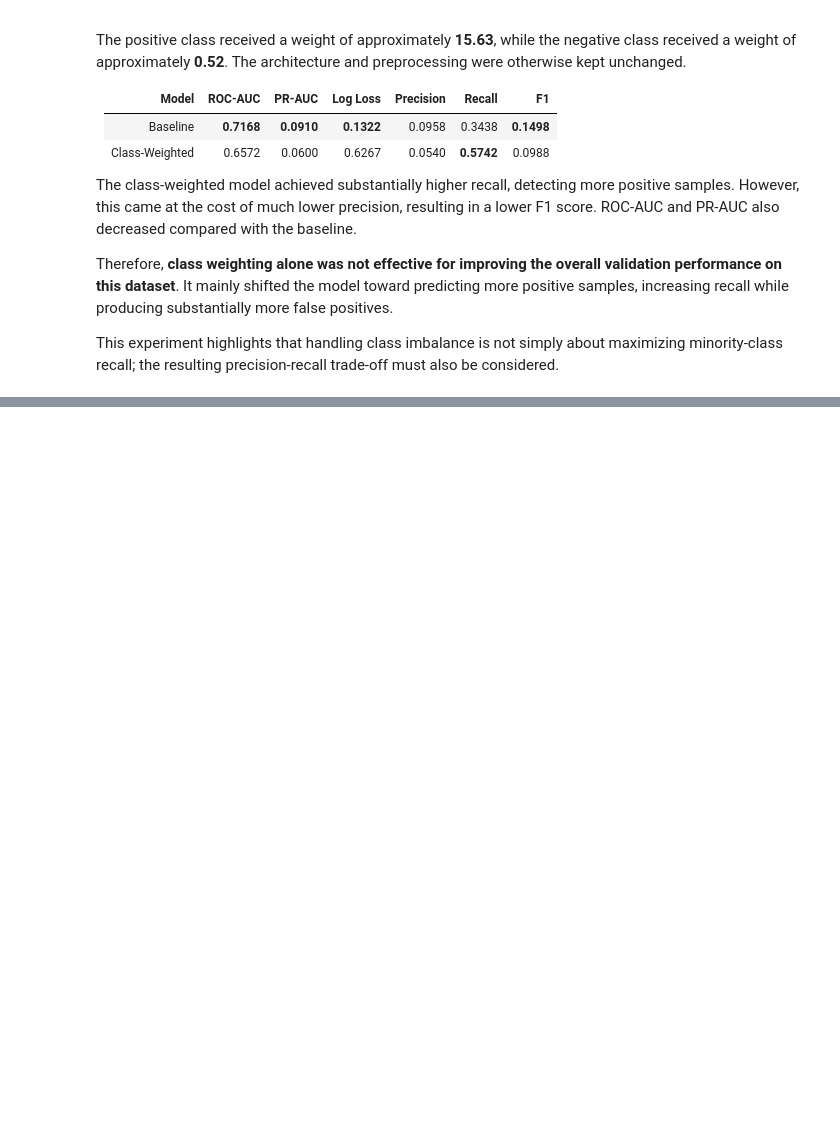
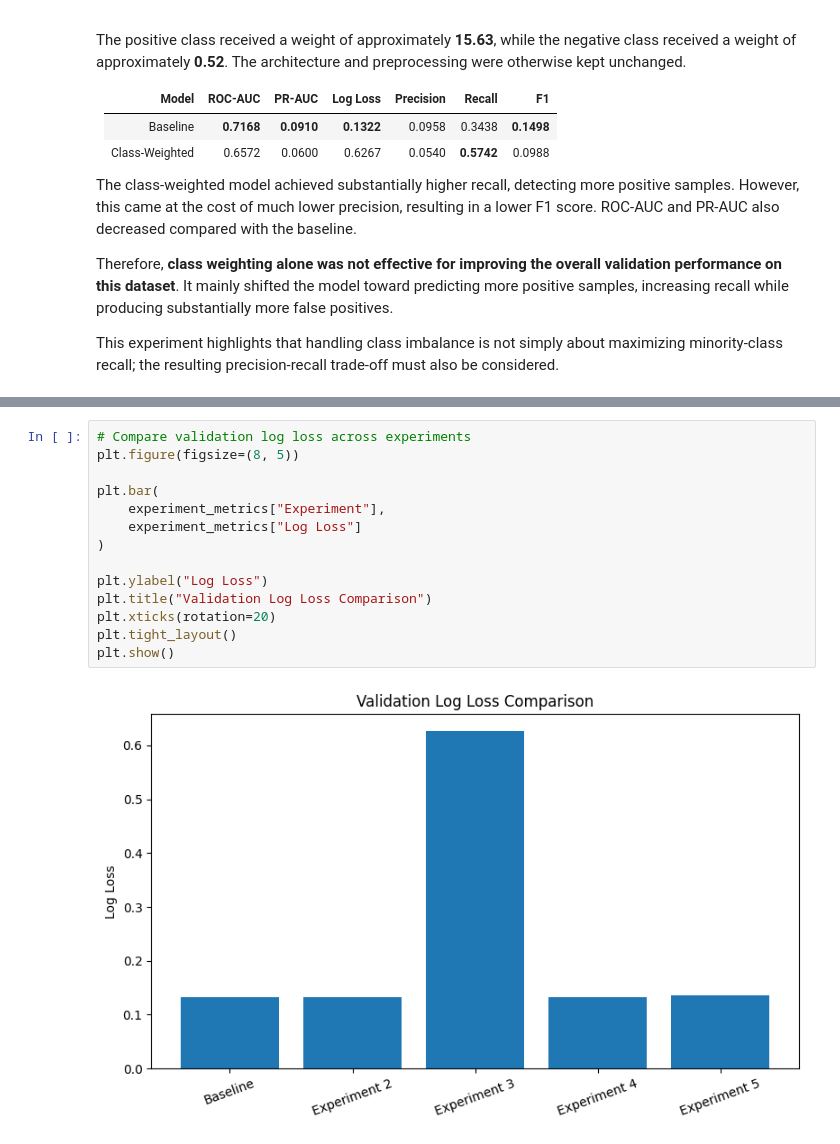
Before and after one commit to Venku96200/Venku96200-Intelligence-SIG-Recs-2026, a Jupyter notebook: mandatory-tasks/recommender-systems-cf-to-dlrm/RecommendationTasks/02_NeuralCTR/Task2_NeuralCTR.ipynb, the cells around one changed output, grey strips where cells are left out. Drawn from its saved outputs; the diff is of its cells as text; blank space fills up the shorter version.

```diff
--- a/mandatory-tasks/recommender-systems-cf-to-dlrm/RecommendationTasks/02_NeuralCTR/Task2_NeuralCTR.ipynb
+++ b/mandatory-tasks/recommender-systems-cf-to-dlrm/RecommendationTasks/02_NeuralCTR/Task2_NeuralCTR.ipynb
@@ -1256,0 +1911,16 @@ This experiment highlights that handling class imbalance is not simply about max
+# %%
+# Compare validation log loss across experiments
+plt.figure(figsize=(8, 5))
+
+plt.bar(
+    experiment_metrics["Experiment"],
+    experiment_metrics["Log Loss"]
+)
+
+plt.ylabel("Log Loss")
+plt.title("Validation Log Loss Comparison")
+plt.xticks(rotation=20)
+plt.tight_layout()
+plt.show()
+# %% [output]
+[figure, added]
```
Also changed, not shown: parts of 39 cells of this notebook.
